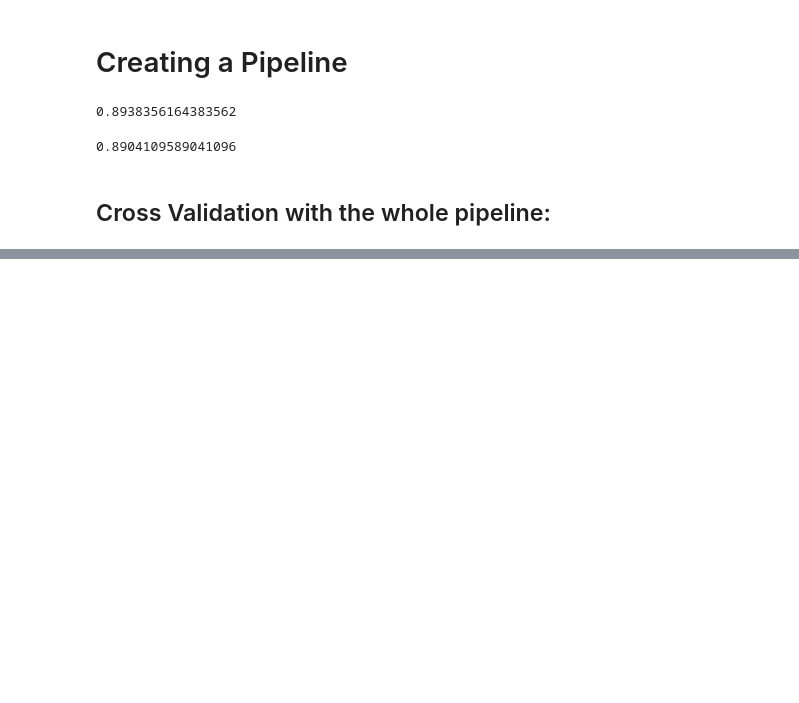
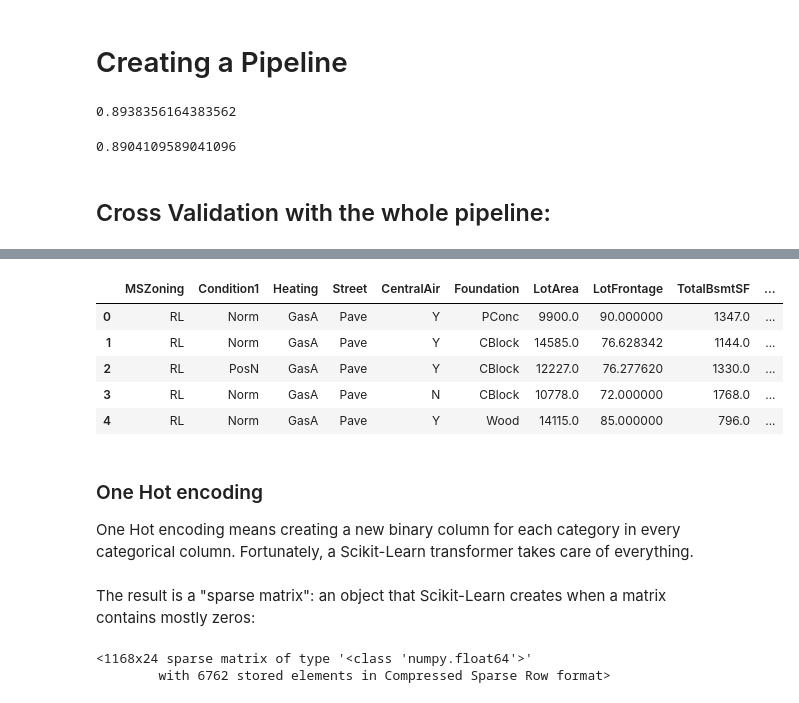
Before and after one commit to sherwan-m/predicting_housing_prices, a Jupyter notebook: predict_hous_prices.ipynb, the cells around one changed output, grey strips where cells are left out. Saved outputs shown, nothing was run; the diff lists cells and outputs as text; code cells hidden in the pictures; blank space fills up the shorter version.

```diff
--- a/predict_hous_prices.ipynb
+++ b/predict_hous_prices.ipynb
@@ -381,0 +406,42 @@ search1.best_score_
+# %%
+X_train_cat = X_train.select_dtypes(exclude="number")
+
+# defining the imputer to use "N_A" as replacement value
+cat_imputer = SimpleImputer(strategy="constant",
+                            fill_value="N_A")
+
+# fitting the imputer
+cat_imputer.fit(X_train_cat)
+
+# transforming the data & keeping it as a DataFrame
+X_train_cat_imputed = pd.DataFrame(cat_imputer.transform(X_train_cat),
+                             columns=X_train_cat.columns)
+
+
+# Selecting numerical columns
+X_train_num = X_train.select_dtypes(include="number")
+
+# Imputing the mean
+num_imputer = IterativeImputer(random_state=0, initial_strategy="mean")
+
+# Fitting
+num_imputer.fit(X_train_num)
+
+# Transforming, keeping a DataFrame
+X_train_num_imputed = pd.DataFrame(num_imputer.transform(X_train_num),
+                             columns=X_train_num.columns)
+
+# Concatenating all columns
+X_train_imputed = pd.concat([X_train_cat_imputed, X_train_num_imputed], axis=1)
+
+X_train_imputed.head()
+# %% [output]
+|  | MSZoning | Condition1 | Heating | Street | CentralAir | Foundation | LotArea | LotFrontage | TotalBsmtSF | ... |
+| 0 | RL | Norm | GasA | Pave | Y | PConc | 9900.0 | 90.000000 | 1347.0 | ... |
+| 1 | RL | Norm | GasA | Pave | Y | CBlock | 14585.0 | 76.628342 | 1144.0 | ... |
+| 2 | RL | PosN | GasA | Pave | Y | CBlock | 12227.0 | 76.277620 | 1330.0 | ... |
+| 3 | RL | Norm | GasA | Pave | N | CBlock | 10778.0 | 72.000000 | 1768.0 | ... |
+| 4 | RL | Norm | GasA | Pave | Y | Wood | 14115.0 | 85.000000 | 796.0 | ... |
+# %% [markdown]
+### One Hot encoding
+One Hot encoding means creating a new binary column for each category in every categorical column. Fortunately, a Scikit-Learn transformer takes care of everything.
@@ -381,0 +460,7 @@ search1.best_score_
+# %% [markdown]
+The result is a "sparse matrix": an object that Scikit-Learn creates when a matrix contains mostly zeros:
+# %%
+X_train_cat_imputed_onehot
+# %% [output]
+<1168x24 sparse matrix of type '<class 'numpy.float64'>'
+        with 6762 stored elements in Compressed Sparse Row format>
```
Also changed, not shown: parts of 37 cells of this notebook.
